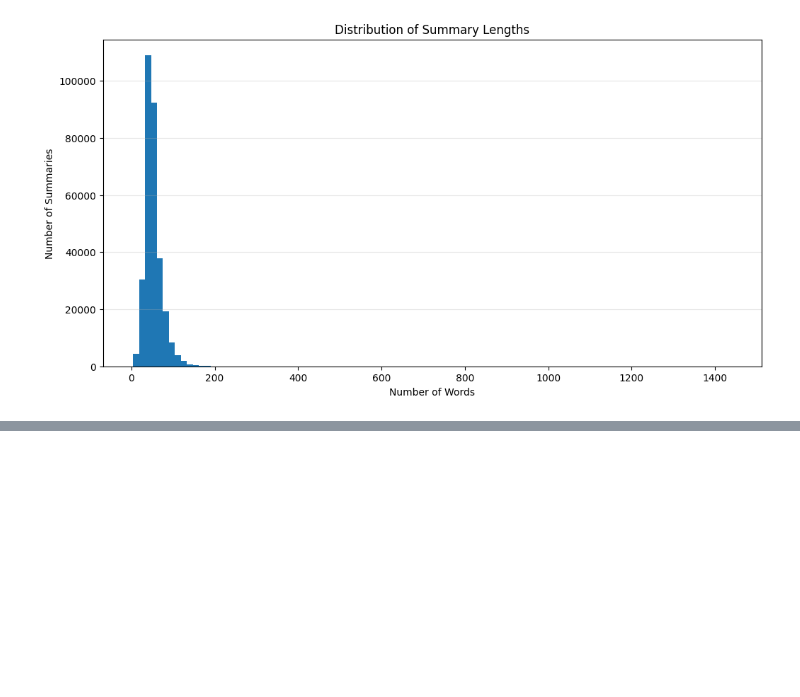
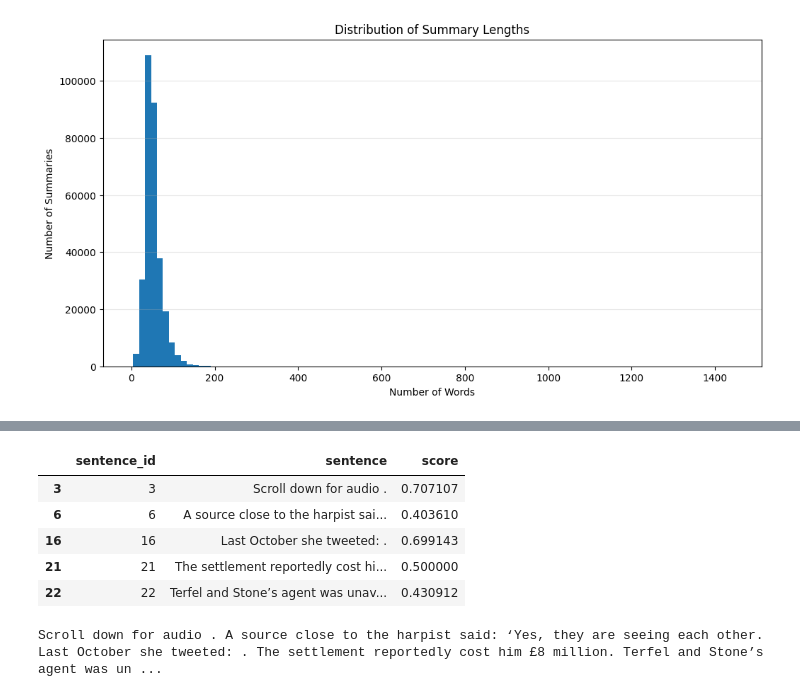
Before and after one commit to m4rtin1/text_summarization, a Jupyter notebook: text_summarization_.ipynb, the cells around one changed output, grey strips where cells are left out. Saved outputs shown, nothing was run; the diff lists cells and outputs as text; code cells hidden in the pictures; blank space fills up the shorter version.

```diff
--- a/text_summarization_.ipynb
+++ b/text_summarization_.ipynb
@@ -197,0 +291,17 @@ df[df["CR_length"] > 1].shape[0]
+# %%
+top_sentences = results.nlargest(5, "score")
+top_sentences = top_sentences.sort_values("sentence_id")
+top_sentences
+# %% [output]
+|  | sentence_id | sentence | score |
+| 3 | 3 | Scroll down for audio . | 0.707107 |
+| 6 | 6 | A source close to the harpist sai... | 0.403610 |
+| 16 | 16 | Last October she tweeted: . | 0.699143 |
+| 21 | 21 | The settlement reportedly cost hi... | 0.500000 |
+| 22 | 22 | Terfel and Stone’s agent was unav... | 0.430912 |
+# %%
+summary = " ".join(top_sentences["sentence"])
+
+print(summary)
+# %% [output]
+Scroll down for audio . A source close to the harpist said: ‘Yes, they are seeing each other. Last October she tweeted: . The settlement reportedly cost him £8 million. Terfel and Stone’s agent was un ...
```
Also changed, not shown: parts of 17 cells of this notebook.
